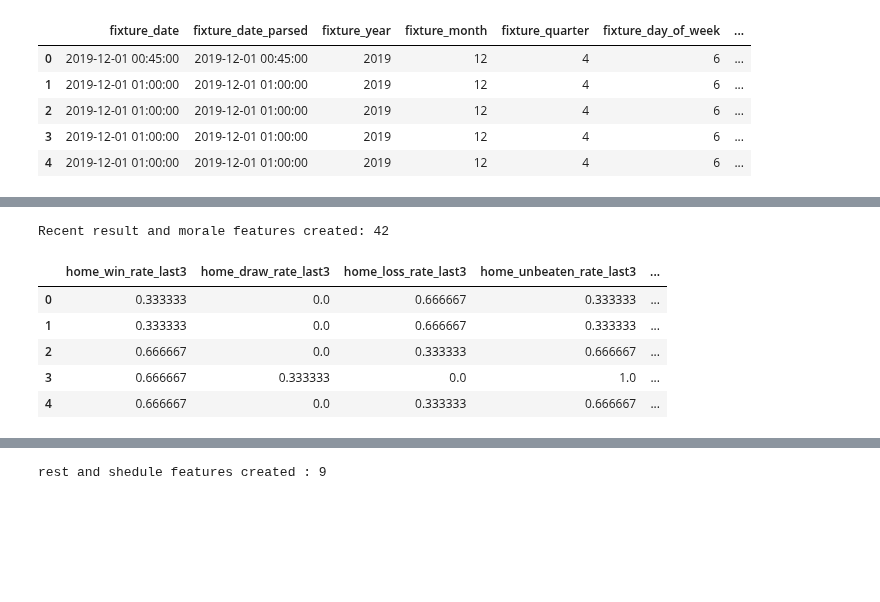
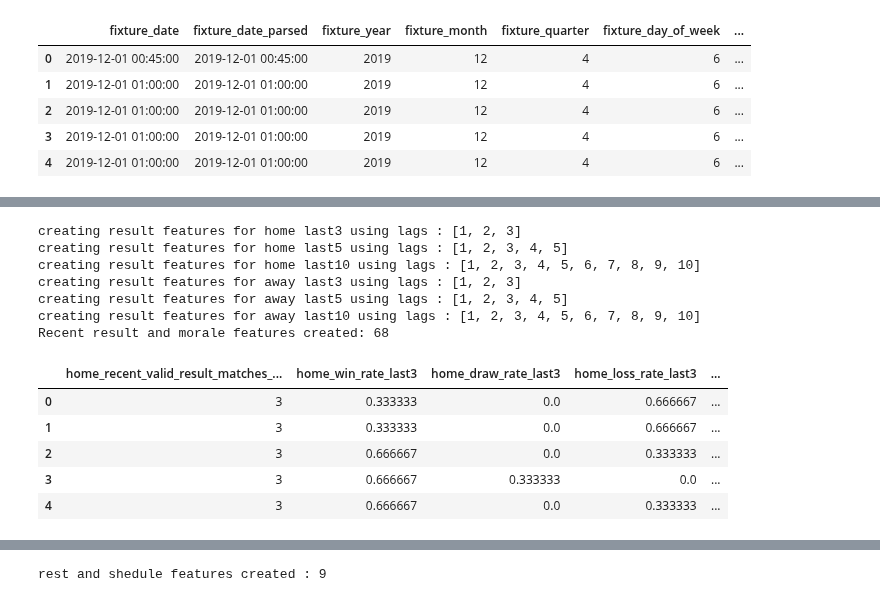
Before and after one commit to Aihan-2005/AiWithPython, a Jupyter notebook: Football_Match_Prediction/main.ipynb, the cells around one changed output, grey strips where cells are left out. Drawn from its saved outputs; the diff is of its cells as text; code cells hidden in the pictures; blank space fills up the shorter version.

```diff
--- a/Football_Match_Prediction/main.ipynb
+++ b/Football_Match_Prediction/main.ipynb
@@ -2914,7 +2914,10 @@ def add_difference_feature(dataframe,left_col,right_col,new_col):
     dataframe[new_col] = dataframe[left_col] - dataframe[right_col]
     return True
 
-
+RECENT_SIDES = {
+    "home": "home",
+    "away": "away"
+}
 recent_form_feature_metadata = []
 created_form_features = []
 
@@ -5654,6 +5663,8 @@ def add_recent_result_features(
                     f'{len(common_lags)} aligned lags:{common_lags}'
                 )
 
+            print(f'creating result features for {prefix} last{window} using lags : {common_lags}')
+
             valid = scored.notna() & conceded.notna()
 
             win = (scored > conceded).where(valid)
@@ -5672,16 +5683,32 @@ def add_recent_result_features(
 
             unbeaten = ((win == True) | (draw == True)).where(valid)
 
+            avg_points = points.mean(axis=1)
+            weighted_avg_points = rowwise_weighted_mean(points)
+
 
 
             new_cols = {
+                f"{prefix}_recent_valid_result_matches_last{window}": valid.sum(axis=1),
                 f"{prefix}_win_rate_last{window}": win.mean(axis=1),
                 f"{prefix}_draw_rate_last{window}": draw.mean(axis=1),
                 f"{prefix}_loss_rate_last{window}": loss.mean(axis=1),
-                f"{prefix}_unbeaten_rate_last{window}":unbeaten.mean(axis=1),
-                f"{prefix}_avg_points_last{window}": points.mean(axis=1),
-                f"{prefix}_weighted_avg_points_last{window}": rowwise_weighted_mean(points),
+                f"{prefix}_unbeaten_rate_last{window}": unbeaten.mean(axis=1),
+                f"{prefix}_avg_points_last{window}": avg_points,
+                f"{prefix}_weighted_avg_points_last{window}": weighted_avg_points,
+                f"{prefix}_points_momentum_last{window}": weighted_avg_points - avg_points,
+                f"{prefix}_win_loss_balance_last{window}": win.mean(axis=1) - loss.mean(axis=1),
             }
+
+
+            if 1 in points.columns:
+                new_cols[f'{prefix}_points_last_match'] = points[1]
+                new_cols[f'{prefix}_won_last_match'] = win[1].astype('float')
+                new_cols[f'{prefix}_draw_last_match'] = draw[1].astype('float')
+                new_cols[f'{prefix}_lost_last_match'] = loss[1].astype('float')
+
+
+
 
             if window == config.long_window:
                 new_cols[f"{prefix}_current_win_streak_last{window}"] = current_streak(win)
@@ -5692,37 +5719,45 @@ def add_recent_result_features(
                 dataframe[new_col] = values
                 created_features.append(new_col)
 
                 add_feature_report(
                     report_rows=report_rows,
                     feature_name=new_col,
                     feature_group="recent_result_morale",
                     source_columns=scored_cols + conceded_cols,
                     description=f"Recent result / morale feature over last {window} matches.",
                     dataframe=dataframe
                 )
 
+    created_features = list(dict.fromkeys(created_features))
+
     return dataframe, created_features
 
 
 feature_df, result_features = add_recent_result_features(
     dataframe=feature_df,
     config=fe_config,
     report_rows=feature_report_rows
 )
 
 numeric_features += result_features
 
 print("Recent result and morale features created:", len(result_features))
 
 if len(result_features) > 0:
     display(feature_df[result_features[:10] + [TARGET_COL]].head())
 else:
     print('no recent result and morale features were created.')
 # %% [output]
-Recent result and morale features created: 42
+creating result features for home last3 using lags : [1, 2, 3]
+creating result features for home last5 using lags : [1, 2, 3, 4, 5]
+creating result features for home last10 using lags : [1, 2, 3, 4, 5, 6, 7, 8, 9, 10]
+creating result features for away last3 using lags : [1, 2, 3]
+creating result features for away last5 using lags : [1, 2, 3, 4, 5]
+creating result features for away last10 using lags : [1, 2, 3, 4, 5, 6, 7, 8, 9, 10]
+Recent result and morale features created: 68
-|  | home_win_rate_last3 | home_draw_rate_last3 | home_loss_rate_last3 | home_unbeaten_rate_last3 | ... |
-| 0 | 0.333333 | 0.0 | 0.666667 | 0.333333 | ... |
-| 1 | 0.333333 | 0.0 | 0.666667 | 0.333333 | ... |
-| 2 | 0.666667 | 0.0 | 0.333333 | 0.666667 | ... |
-| 3 | 0.666667 | 0.333333 | 0.0 | 1.0 | ... |
-| 4 | 0.666667 | 0.0 | 0.333333 | 0.666667 | ... |
+|  | home_recent_valid_result_matches_... | home_win_rate_last3 | home_draw_rate_last3 | home_loss_rate_last3 | ... |
+| 0 | 3 | 0.333333 | 0.0 | 0.666667 | ... |
+| 1 | 3 | 0.333333 | 0.0 | 0.666667 | ... |
+| 2 | 3 | 0.666667 | 0.0 | 0.333333 | ... |
+| 3 | 3 | 0.666667 | 0.333333 | 0.0 | ... |
+| 4 | 3 | 0.666667 | 0.0 | 0.333333 | ... |
```
Also changed, not shown: parts of 79 cells of this notebook, 5 other files.
